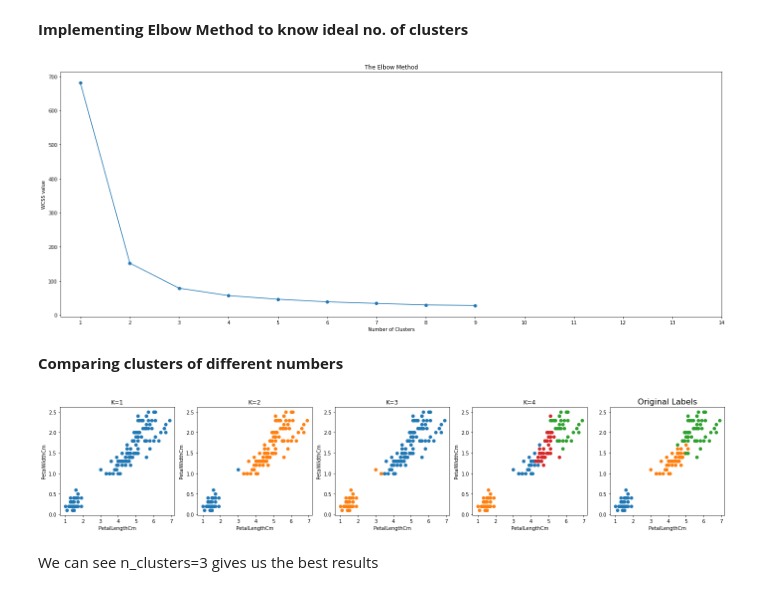
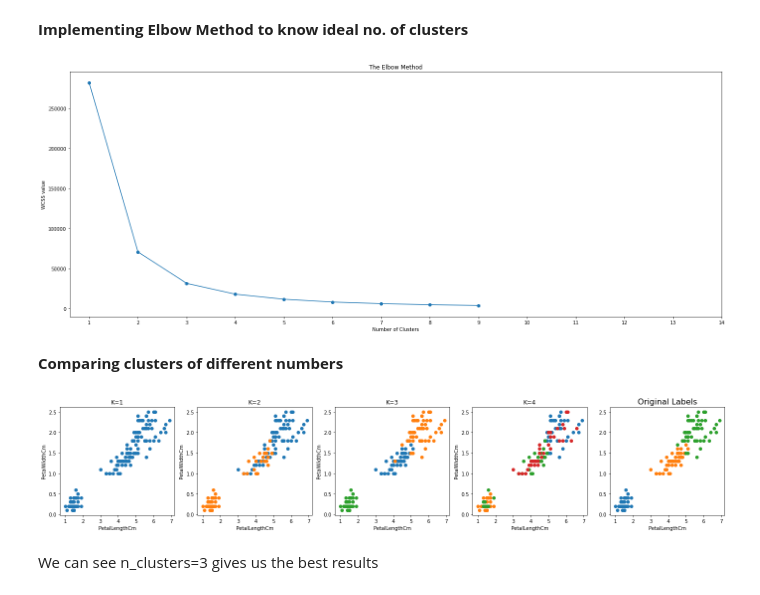
Before and after one commit to Ketkic09/TheSparksFoundation, a Jupyter notebook: UnsupervisedLearning.ipynb, the cells around one changed output. Drawn from its saved outputs; the diff is of its cells as text; code cells hidden in the pictures.

```diff
--- a/UnsupervisedLearning.ipynb
+++ b/UnsupervisedLearning.ipynb
@@ -49,7 +49,7 @@ memory usage: 7.2+ KB
 # %% [markdown]
 **Splitting Data into features and target**
 # %%
-X=df.iloc[:,0:4]
+X=df.iloc[:,0:5]
 Y=df.Species
 X.head()
 # %% [output]
@@ -94,7 +94,7 @@ plt.tight_layout()
 
 plt.show()
 # %% [output]
-[figure, old version]
+[figure, new version]
 # %% [markdown]
 **Comparing clusters of different numbers**
 # %%
@@ -121,37 +121,37 @@ plt.subplot(1,5,3)
 plt.title("K=3")
 plt.xlabel("PetalLengthCm")
 plt.ylabel("PetalWidthCm")
-
+kmeans = KMeans(n_clusters = 3)
 X['target'] = kmeans.fit_predict(X)
 
 plt.scatter(X.PetalLengthCm[X.target == 0],X.PetalWidthCm[X.target == 0])
 plt.scatter(X.PetalLengthCm[X.target == 1],X.PetalWidthCm[X.target == 1])
 plt.scatter(X.PetalLengthCm[X.target == 2],X.PetalWidthCm[X.target == 2])
 
 
 X.drop(["target"],axis=1,inplace=True)
 
 plt.subplot(1,5,4)
 plt.title("K=4")
 plt.xlabel("PetalLengthCm")
 plt.ylabel("PetalWidthCm")
 kmeans = KMeans(n_clusters = 4)
 X['target'] = kmeans.fit_predict(X)
 plt.scatter(X.PetalLengthCm[X.target == 0],X.PetalWidthCm[X.target == 0])
 plt.scatter(X.PetalLengthCm[X.target == 1],X.PetalWidthCm[X.target == 1])
 plt.scatter(X.PetalLengthCm[X.target == 2],X.PetalWidthCm[X.target == 2])
 plt.scatter(X.PetalLengthCm[X.target == 3],X.PetalWidthCm[X.target == 3])
 
 plt.subplot(1,5,5)
 plt.title("Original Labels",fontsize=16)
 plt.xlabel("PetalLengthCm")
 plt.scatter(df.PetalLengthCm[df.Species == "Iris-setosa"],df.PetalWidthCm[df.Species == "Iris-setosa"])
 plt.scatter(df.PetalLengthCm[df.Species == "Iris-versicolor"],df.PetalWidthCm[df.Species == "Iris-versicolor"])
 plt.scatter(df.PetalLengthCm[df.Species == "Iris-virginica"],df.PetalWidthCm[df.Species == "Iris-virginica"])
 
 plt.show()
 # %% [output]
-[figure, old version]
+[figure, new version]
 # %% [markdown]
 We can see n_clusters=3 gives us the best results
 # %% [markdown]
```
Also changed, not shown: parts of 2 cells of this notebook.
